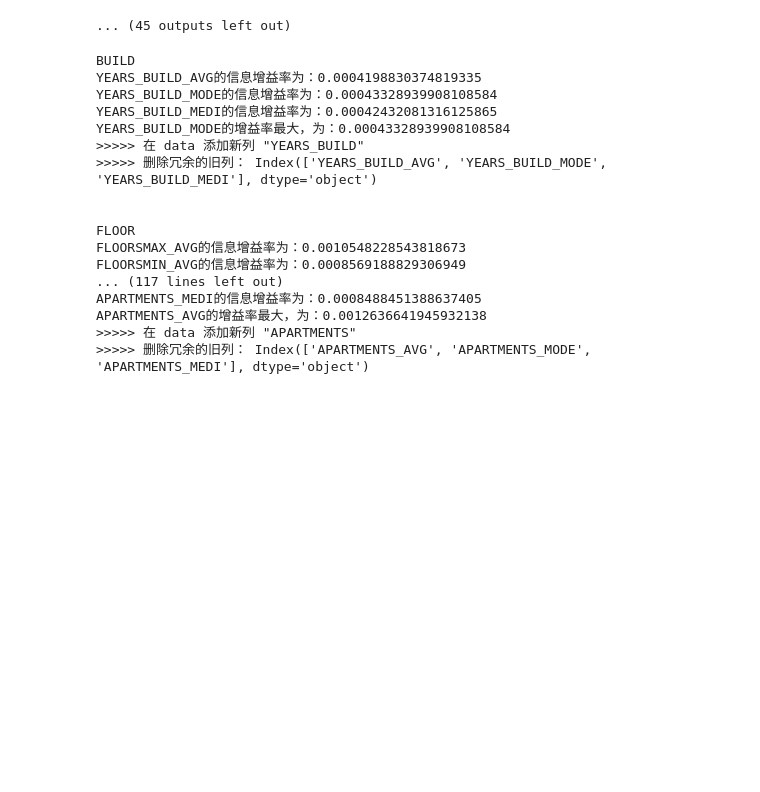
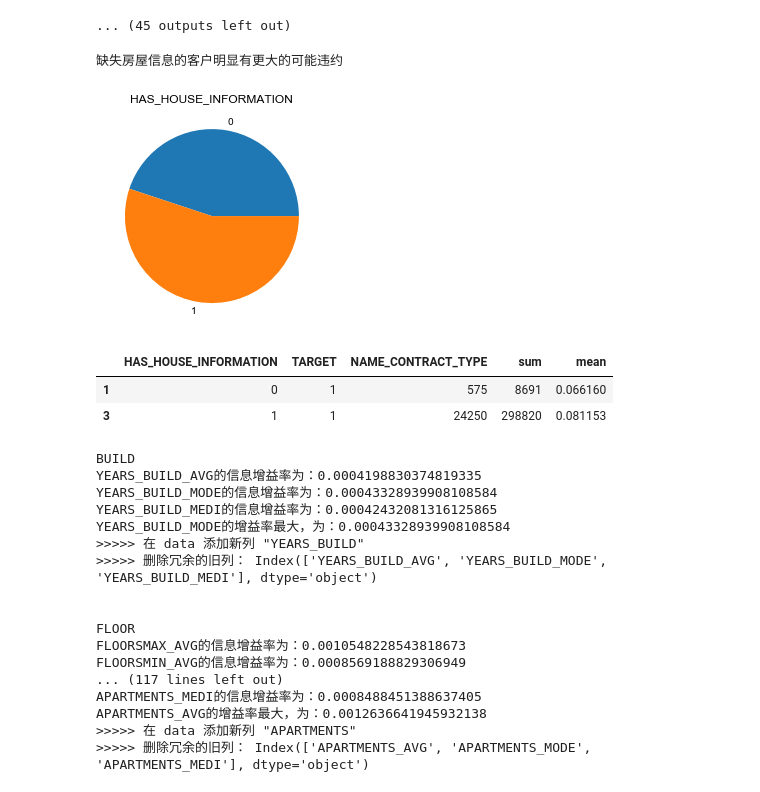
Before and after one commit to DGTBG/biye, a Jupyter notebook: HomeCredit_clean.ipynb, the cells around one changed output. Saved outputs shown, nothing was run; the diff lists cells and outputs as text; code cells hidden in the pictures; blank space fills up the shorter version.

```diff
--- a/HomeCredit_clean.ipynb
+++ b/HomeCredit_clean.ipynb
@@ -298,3 +321,15 @@ regex = ENTRANCES, 匹配属性有：
+# %%
+# 构建新特征 HAS_HOUSE_INFORMATION 是否缺失房屋信息
+
+data['HAS_HOUSE_INFORMATION'] = data['COMMONAREA_MEDI'].apply(lambda x:1 if x>0 else 0)
+print('缺失房屋信息的客户明显有更大的可能违约')
+draw_pie(data,'HAS_HOUSE_INFORMATION','TARGET')
+# %% [output]
+缺失房屋信息的客户明显有更大的可能违约
+[figure, added]
+|  | HAS_HOUSE_INFORMATION | TARGET | NAME_CONTRACT_TYPE | sum | mean |
+| 1 | 0 | 1 | 575 | 8691 | 0.066160 |
+| 3 | 1 | 1 | 24250 | 298820 | 0.081153 |
 # %%
 # 由上热图可知，所有分组内部都高度相关
 # 分别计算它们的增益率，保留最大者
```
Also changed, not shown: parts of 16 cells of this notebook.
